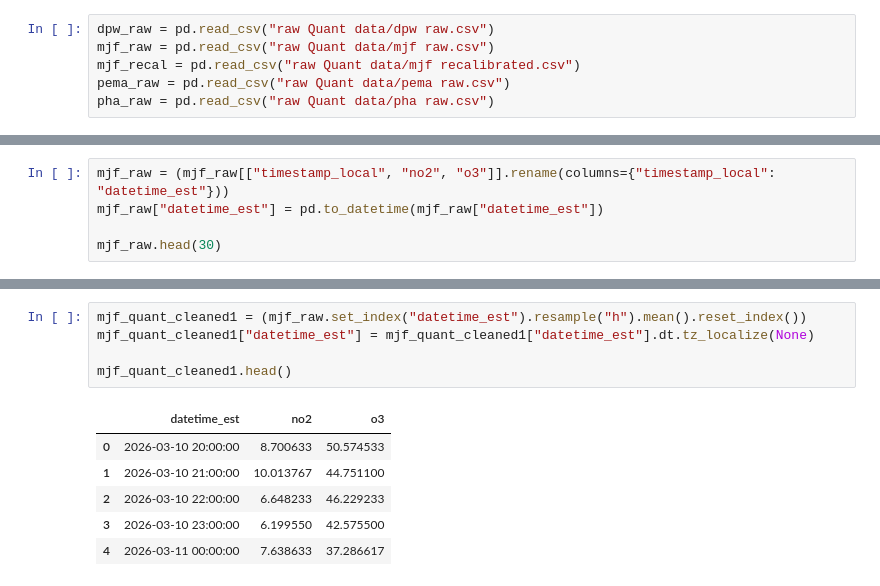
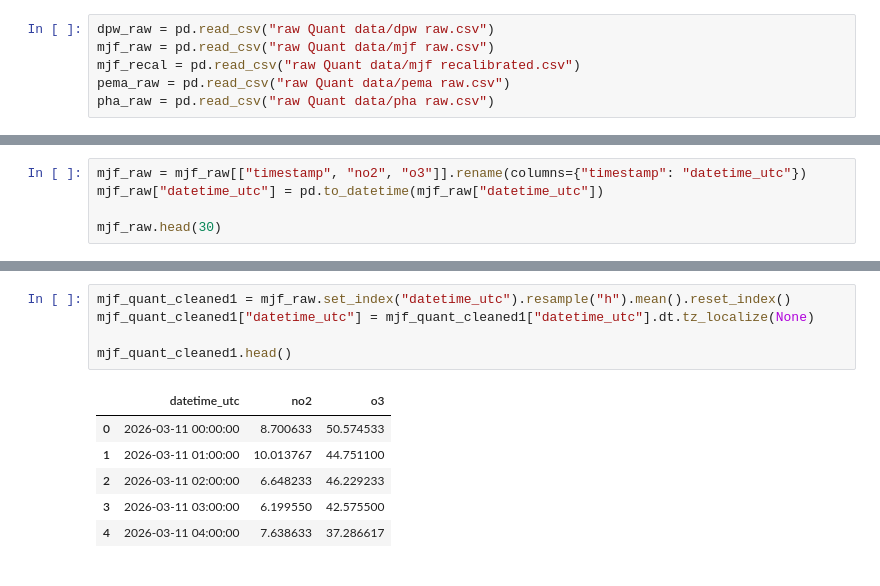
Before and after one commit to jacklardner/no2-o3-calibration, a Jupyter notebook: data cleaning.ipynb, the cells around one changed output, grey strips where cells are left out. Drawn from its saved outputs; the diff is of its cells as text.

```diff
--- a/data cleaning.ipynb
+++ b/data cleaning.ipynb
@@ -108,8 +112,8 @@ dpw_quant_cleaned["datetime_est"] = dpw_quant_cleaned["datetime_est"].dt.tz_loca
 dpw_quant_cleaned.head()
 dpw_quant_cleaned.to_csv("cleaned quant data/dpw_cleaned.csv", index=False)
 # %%
-mjf_raw = (mjf_raw[["timestamp_local", "no2", "o3"]].rename(columns={"timestamp_local": "datetime_est"}))
-mjf_raw["datetime_est"] = pd.to_datetime(mjf_raw["datetime_est"])
+mjf_raw = mjf_raw[["timestamp", "no2", "o3"]].rename(columns={"timestamp": "datetime_utc"})
+mjf_raw["datetime_utc"] = pd.to_datetime(mjf_raw["datetime_utc"])
 
 mjf_raw.head(30)
 # %% [output]
@@ -133,13 +137,13 @@ mjf_raw.head(30)
 # %%
-mjf_quant_cleaned1 = (mjf_raw.set_index("datetime_est").resample("h").mean().reset_index())
-mjf_quant_cleaned1["datetime_est"] = mjf_quant_cleaned1["datetime_est"].dt.tz_localize(None)
+mjf_quant_cleaned1 = mjf_raw.set_index("datetime_utc").resample("h").mean().reset_index()
+mjf_quant_cleaned1["datetime_utc"] = mjf_quant_cleaned1["datetime_utc"].dt.tz_localize(None)
 
 mjf_quant_cleaned1.head()
 # %% [output]
-|  | datetime_est | no2 | o3 |
-| 0 | 2026-03-10 20:00:00 | 8.700633 | 50.574533 |
-| 1 | 2026-03-10 21:00:00 | 10.013767 | 44.751100 |
-| 2 | 2026-03-10 22:00:00 | 6.648233 | 46.229233 |
-| 3 | 2026-03-10 23:00:00 | 6.199550 | 42.575500 |
-| 4 | 2026-03-11 00:00:00 | 7.638633 | 37.286617 |
+|  | datetime_utc | no2 | o3 |
+| 0 | 2026-03-11 00:00:00 | 8.700633 | 50.574533 |
+| 1 | 2026-03-11 01:00:00 | 10.013767 | 44.751100 |
+| 2 | 2026-03-11 02:00:00 | 6.648233 | 46.229233 |
+| 3 | 2026-03-11 03:00:00 | 6.199550 | 42.575500 |
+| 4 | 2026-03-11 04:00:00 | 7.638633 | 37.286617 |
 # %%
```
Also changed, not shown: parts of 22 cells of this notebook, 11 other files.
